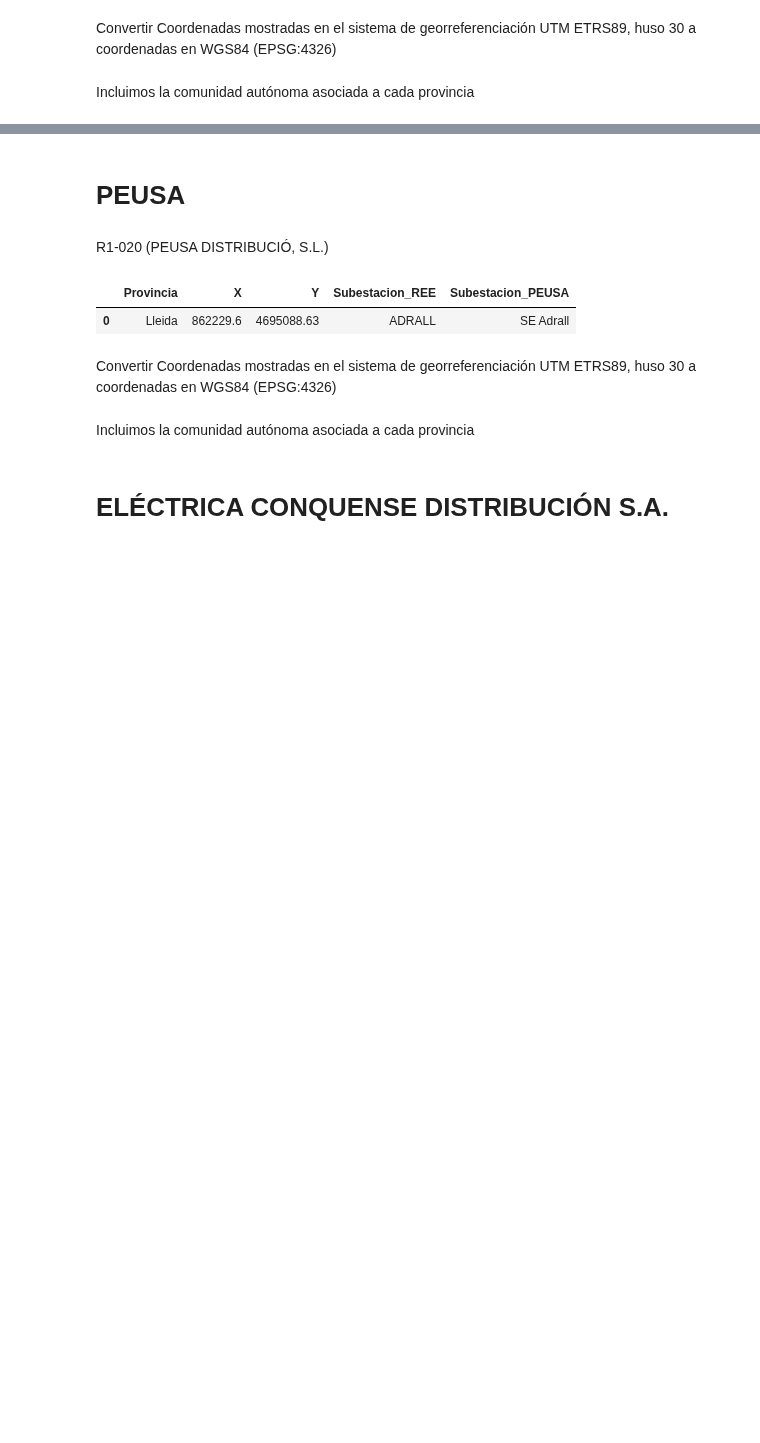
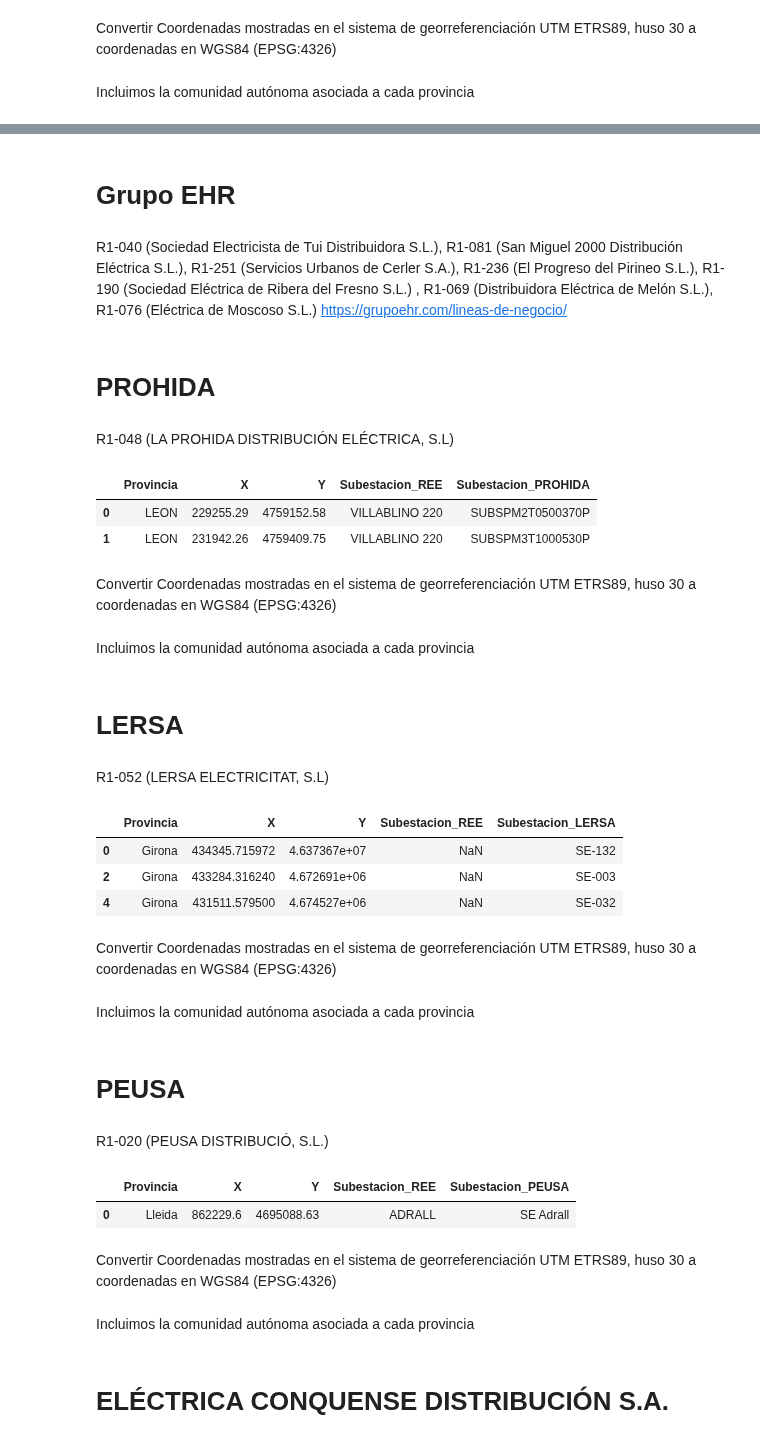
Before and after one commit to jacubero/SEE, a Jupyter notebook: Distribucion/distribucion.ipynb, the cells around one changed output, grey strips where cells are left out. Saved outputs shown, nothing was run; the diff lists cells and outputs as text; code cells hidden in the pictures; blank space fills up the shorter version.

```diff
--- a/Distribucion/distribucion.ipynb
+++ b/Distribucion/distribucion.ipynb
@@ -1135,0 +1231,5 @@ CREVILLENT_df.to_excel('Excels/CREVILLENT.xlsx', index=False)
+# %% [markdown]
+# Grupo EHR
+# %% [markdown]
+R1-040 (Sociedad Electricista de Tui Distribuidora S.L.), R1-081 (San Miguel 2000 Distribución Eléctrica S.L.), R1-251 (Servicios Urbanos de Cerler S.A.), R1-236 (El Progreso del Pirineo S.L.), R1-190 (Sociedad Eléctrica de Ribera del Fresno S.L.) , R1-069 (Distribuidora Eléctrica de Melón S.L.), R1-076 (Eléctrica de Moscoso S.L.)
+https://grupoehr.com/lineas-de-negocio/
@@ -1135,0 +1238,30 @@ CREVILLENT_df.to_excel('Excels/CREVILLENT.xlsx', index=False)
+# %% [markdown]
+# PROHIDA
+# %% [markdown]
+R1-048 (LA PROHIDA DISTRIBUCIÓN ELÉCTRICA, S.L)
+# %%
+# https://solredis.6eis.es/solredis-web/distributor/18
+file_path = 'Excels/PROHIDA_capacidad.xlsx'
+
+# Read the Excel file
+PROHIDA_capacidad_df = pd.read_excel(file_path, sheet_name='Hoja1', header=[0])
+
+columns = [
+    'Provincia',
+    'X',
+    'Y',
+    'Subestacion_REE',
+    'Subestacion_PROHIDA'
+    ]
+
+# Get unique rows based on 'Identificador de la Subestación'
+PROHIDA_df = PROHIDA_capacidad_df[columns].drop_duplicates(subset='Subestacion_PROHIDA')
+
+# Display the resulting DataFrame
+PROHIDA_df
+# %% [output]
+|  | Provincia | X | Y | Subestacion_REE | Subestacion_PROHIDA |
+| 0 | LEON | 229255.29 | 4759152.58 | VILLABLINO 220 | SUBSPM2T0500370P |
+| 1 | LEON | 231942.26 | 4759409.75 | VILLABLINO 220 | SUBSPM3T1000530P |
+# %% [markdown]
+Convertir Coordenadas mostradas en el sistema de georreferenciación UTM ETRS89, huso 30 a coordenadas en WGS84 (EPSG:4326)
@@ -1135,0 +1276,2 @@ CREVILLENT_df.to_excel('Excels/CREVILLENT.xlsx', index=False)
+# %% [markdown]
+Incluimos la comunidad autónoma asociada a cada provincia
@@ -1135,0 +1283,31 @@ CREVILLENT_df.to_excel('Excels/CREVILLENT.xlsx', index=False)
+# %% [markdown]
+# LERSA
+# %% [markdown]
+R1-052 (LERSA ELECTRICITAT, S.L)
+# %%
+# https://solredis.6eis.es/solredis-web/distributor/21
+file_path = 'Excels/LERSA_capacidad.xlsx'
+
+# Read the Excel file
+LERSA_capacidad_df = pd.read_excel(file_path, sheet_name='Hoja1', header=[0])
+
+columns = [
+    'Provincia',
+    'X',
+    'Y',
+    'Subestacion_REE',
+    'Subestacion_LERSA'
+    ]
+
+# Get unique rows based on 'Identificador de la Subestación'
+LERSA_df = LERSA_capacidad_df[columns].drop_duplicates(subset='Subestacion_LERSA')
+
+# Display the resulting DataFrame
+LERSA_df
+# %% [output]
+|  | Provincia | X | Y | Subestacion_REE | Subestacion_LERSA |
+| 0 | Girona | 434345.715972 | 4.637367e+07 | NaN | SE-132 |
+| 2 | Girona | 433284.316240 | 4.672691e+06 | NaN | SE-003 |
+| 4 | Girona | 431511.579500 | 4.674527e+06 | NaN | SE-032 |
+# %% [markdown]
+Convertir Coordenadas mostradas en el sistema de georreferenciación UTM ETRS89, huso 30 a coordenadas en WGS84 (EPSG:4326)
@@ -1135,0 +1322,2 @@ CREVILLENT_df.to_excel('Excels/CREVILLENT.xlsx', index=False)
+# %% [markdown]
+Incluimos la comunidad autónoma asociada a cada provincia
```
Also changed, not shown: parts of 23 cells of this notebook, 31 other files.
